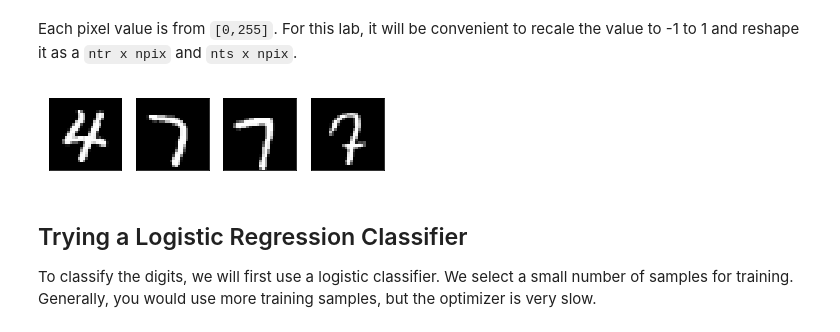
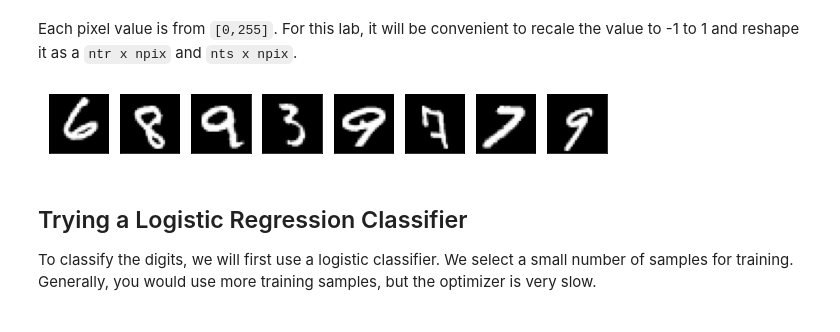
Before and after one commit to sdrangan/introml, a Jupyter notebook: unit08_svm/demo_mnist_svm.ipynb, the cells around one changed output. Drawn from its saved outputs; the diff is of its cells as text; code cells hidden in the pictures.

Commit message:
Updated with the new plotting.

```diff
--- a/unit08_svm/demo_mnist_svm.ipynb
+++ b/unit08_svm/demo_mnist_svm.ipynb
@@ -52,25 +51,25 @@ Xtr = Xtr.reshape((ntr,npix))
 Xts = 2*(Xts/255 - 0.5)
 Xts = Xts.reshape((nts,npix))
 # %%
-def plt_digit(x):
+def plt_digit(ax, x):
     nrow = 28
     ncol = 28
     xsq = x.reshape((nrow,ncol))
-    plt.imshow(xsq,  cmap='Greys_r')
-    plt.xticks([])
-    plt.yticks([])
+    ax.imshow(xsq,  cmap='Greys_r')
+    ax.set_xticks([])
+    ax.set_yticks([])
 
 # Select random digits
-nplt = 4
+nplt = 8
 Iperm = np.random.permutation(ntr)
 
 # Plot the images using the subplot command
+fig, ax = plt.subplots(1,nplt,figsize=(10,3))
 for i in range(nplt):
     ind = Iperm[i]
-    plt.subplot(1,nplt,i+1)
-    plt_digit(Xtr[ind,:])
+    plt_digit(ax[i], Xtr[ind,:])
 # %% [output]
-[figure, old version]
+[figure, new version]
 # %% [markdown]
 ## Trying a Logistic Regression Classifier
 
```
Also changed, not shown: parts of 20 cells of this notebook.
